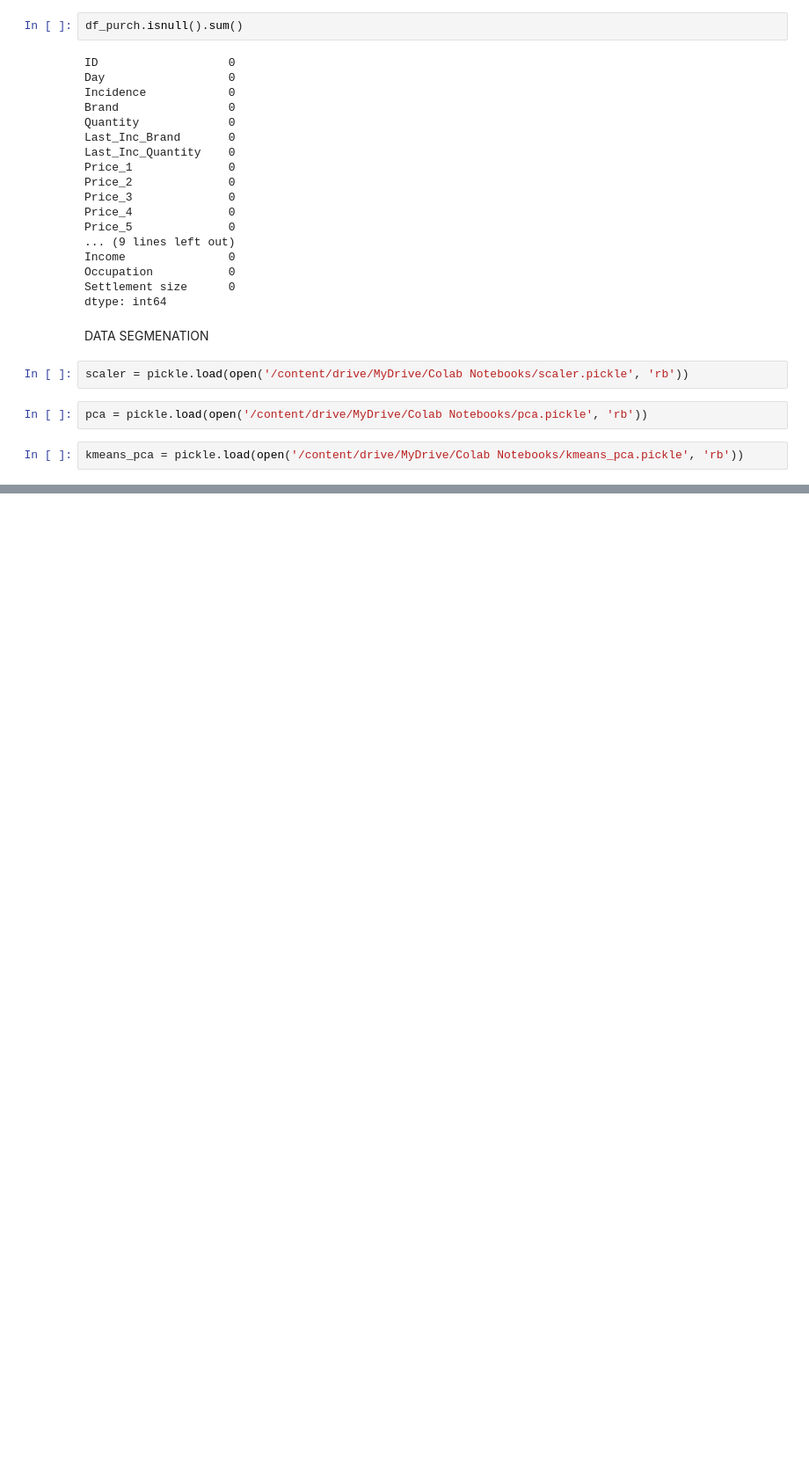
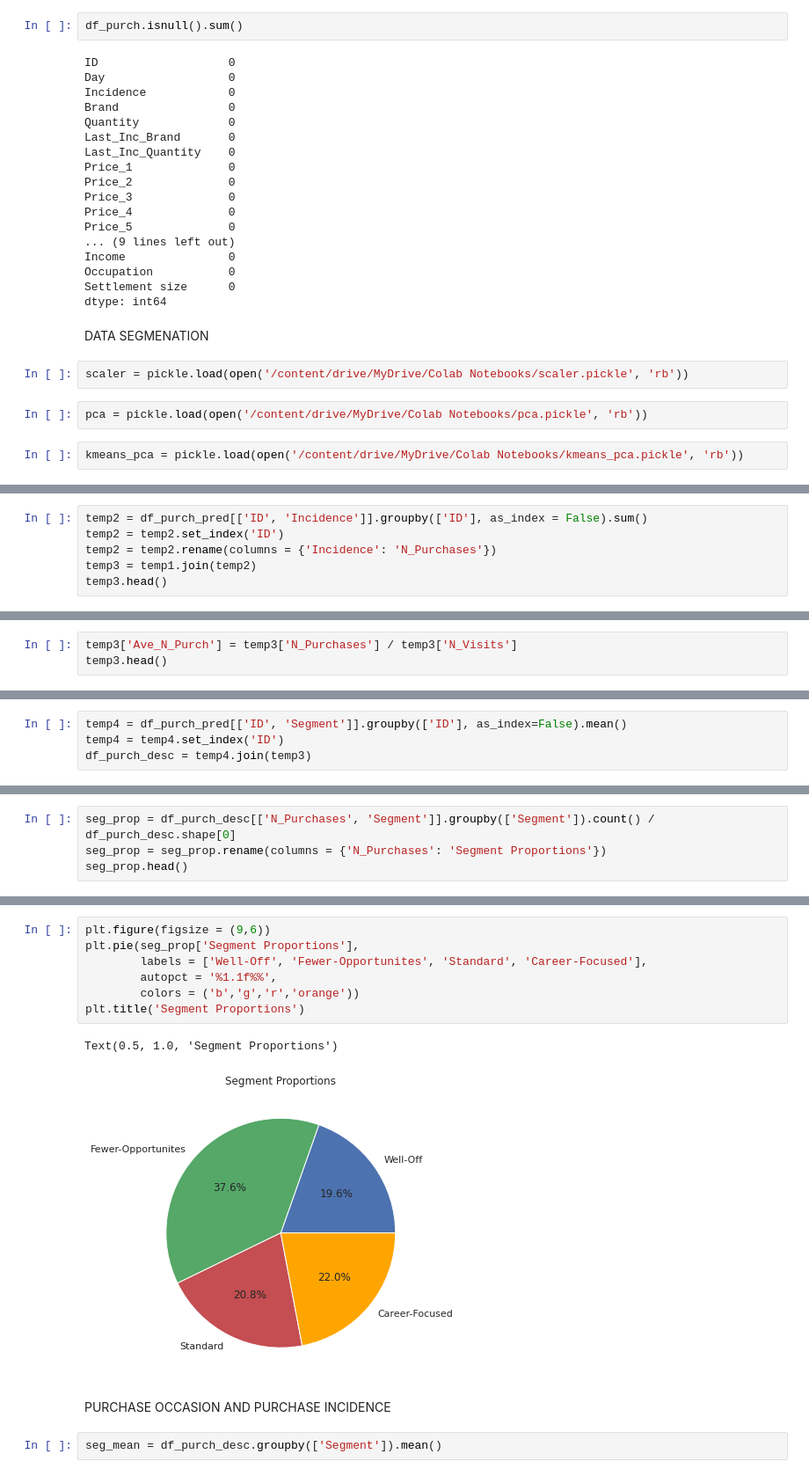
Before and after one commit to jmichaelh/repo, a Jupyter notebook: Purchasing.ipynb, the cells around one changed output, grey strips where cells are left out. Shown at 88% size. Drawn from its saved outputs; the diff is of its cells as text; blank space fills up the shorter version.

```diff
--- a/Purchasing.ipynb
+++ b/Purchasing.ipynb
@@ -78,0 +125,6 @@ kmeans_pca = pickle.load(open('/content/drive/MyDrive/Colab Notebooks/kmeans_pca
+# %%
+temp2 = df_purch_pred[['ID', 'Incidence']].groupby(['ID'], as_index = False).sum()
+temp2 = temp2.set_index('ID')
+temp2 = temp2.rename(columns = {'Incidence': 'N_Purchases'})
+temp3 = temp1.join(temp2)
+temp3.head()
@@ -78,0 +139,3 @@ kmeans_pca = pickle.load(open('/content/drive/MyDrive/Colab Notebooks/kmeans_pca
+# %%
+temp3['Ave_N_Purch'] = temp3['N_Purchases'] / temp3['N_Visits']
+temp3.head()
@@ -78,0 +150,4 @@ kmeans_pca = pickle.load(open('/content/drive/MyDrive/Colab Notebooks/kmeans_pca
+# %%
+temp4 = df_purch_pred[['ID', 'Segment']].groupby(['ID'], as_index=False).mean()
+temp4 = temp4.set_index('ID')
+df_purch_desc = temp4.join(temp3)
@@ -78,0 +171,4 @@ kmeans_pca = pickle.load(open('/content/drive/MyDrive/Colab Notebooks/kmeans_pca
+# %%
+seg_prop = df_purch_desc[['N_Purchases', 'Segment']].groupby(['Segment']).count() / df_purch_desc.shape[0]
+seg_prop = seg_prop.rename(columns = {'N_Purchases': 'Segment Proportions'})
+seg_prop.head()
@@ -78,0 +182,14 @@ kmeans_pca = pickle.load(open('/content/drive/MyDrive/Colab Notebooks/kmeans_pca
+# %%
+plt.figure(figsize = (9,6))
+plt.pie(seg_prop['Segment Proportions'],
+        labels = ['Well-Off', 'Fewer-Opportunites', 'Standard', 'Career-Focused'],
+        autopct = '%1.1f%%',
+        colors = ('b','g','r','orange'))
+plt.title('Segment Proportions')
+# %% [output]
+Text(0.5, 1.0, 'Segment Proportions')
+[figure, added]
+# %% [markdown]
+PURCHASE OCCASION AND PURCHASE INCIDENCE
+# %%
+seg_mean = df_purch_desc.groupby(['Segment']).mean()
```
Also changed, not shown: parts of 27 cells of this notebook.
